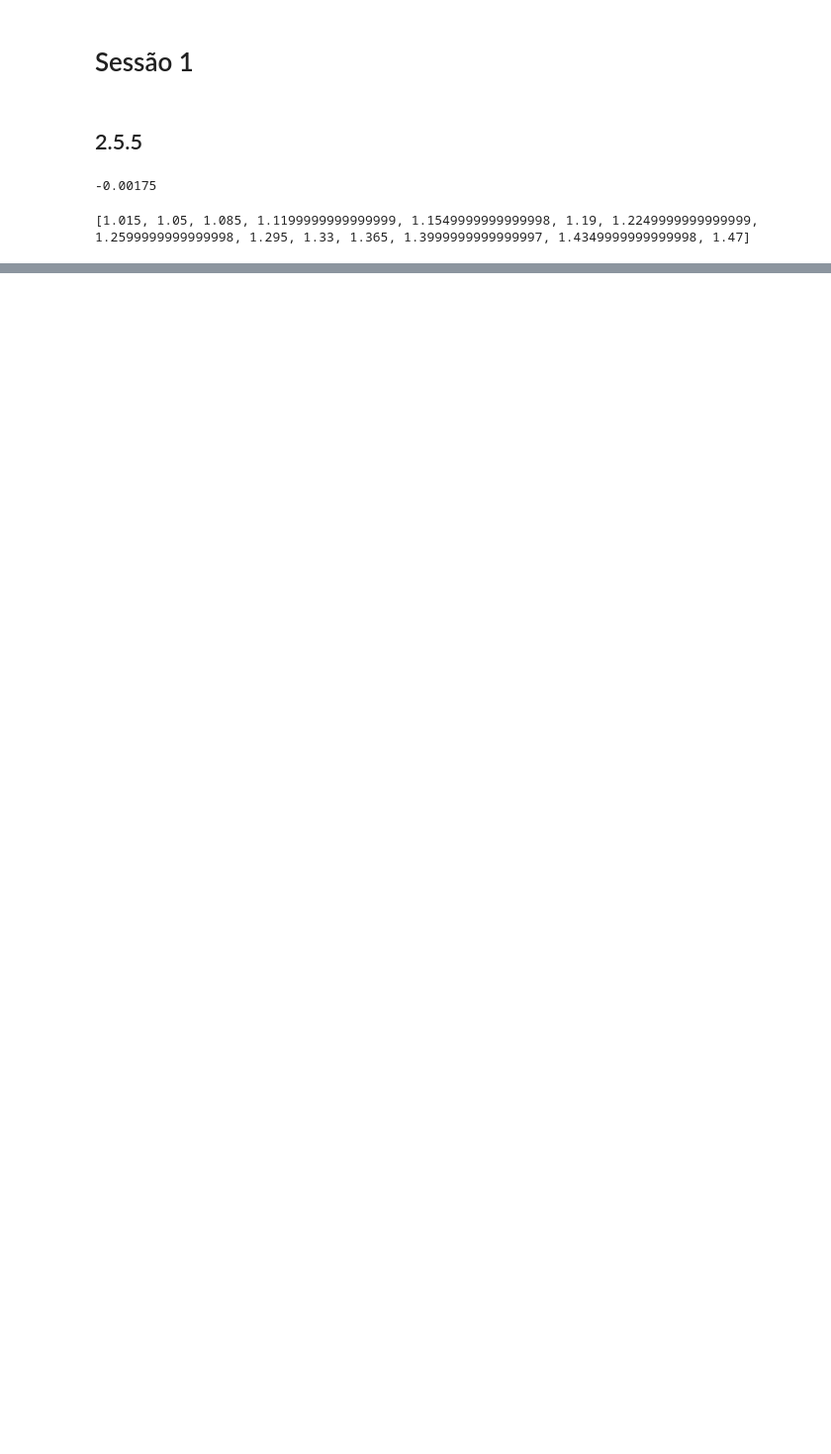
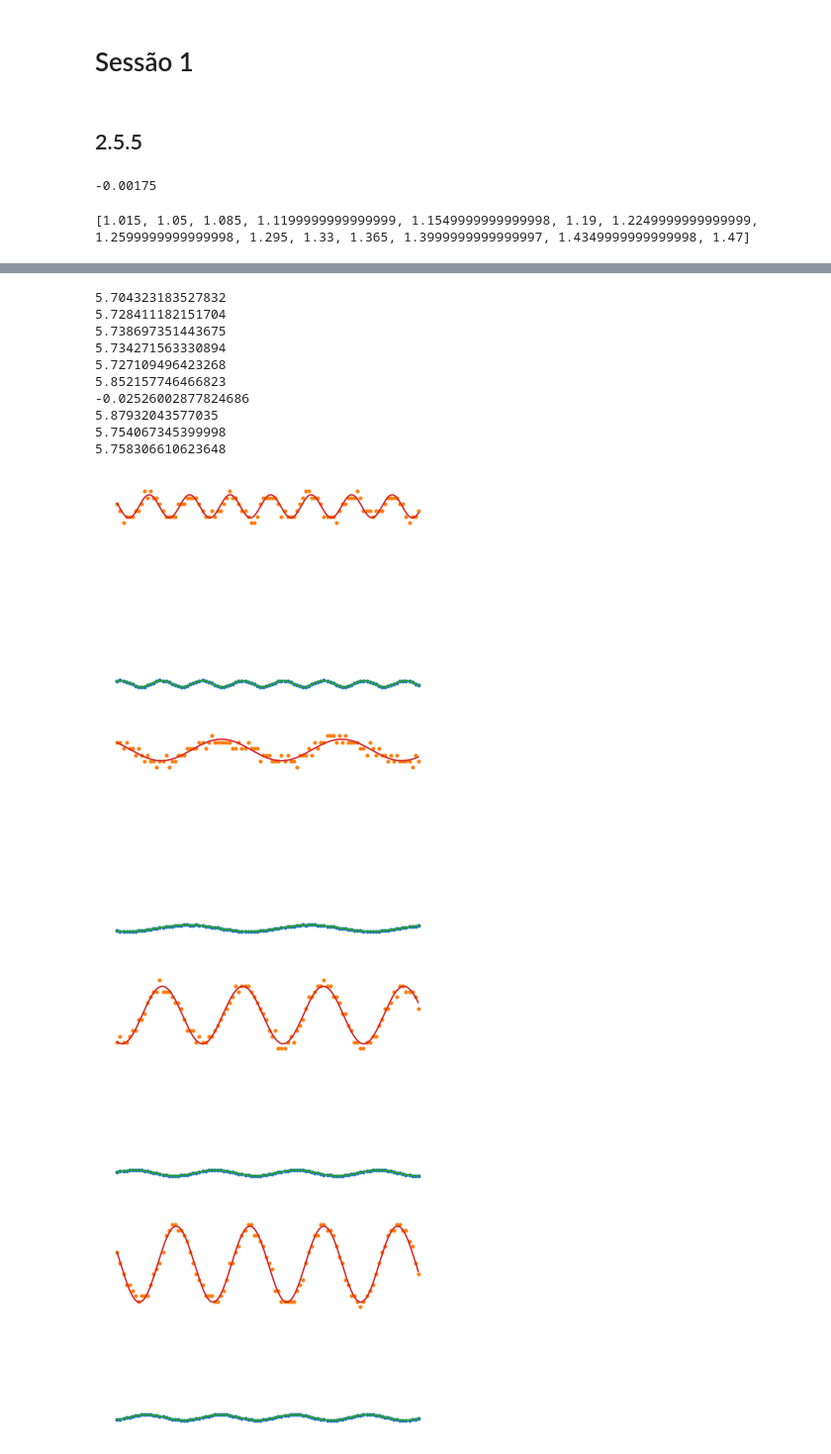
Before and after one commit to AthomsG/EGer, a Jupyter notebook: LAB1/LAB - 1 PARTE 2.ipynb, the cells around one changed output, grey strips where cells are left out. Shown: that part at 99% size. Drawn from its saved outputs; the diff is of its cells as text; code cells hidden in the pictures; blank space fills up the shorter version.

```diff
--- a/LAB1/LAB - 1 PARTE 2.ipynb
+++ b/LAB1/LAB - 1 PARTE 2.ipynb
@@ -116,0 +142,72 @@ $T_L$ experimental: 0.56
+# %%
+db     = pd.ExcelFile(path)
+sheets = dict() #DICIONÁRIO COM AS FOLHAS
+
+for freq in db.sheet_names:
+    data = db.parse(freq)[['Time (Secs)', 'CHAN1', 'CHAN2']]
+    sheets[freq] = data
+
+sheet_names = [freq[:-2] for freq in db.sheet_names]
+
+freqs = list() #LISTA COM OS VALORES DE FREQUÊNCIA
+for freq in sheet_names:
+    if freq[-1] == 'K':
+        freqs.append(float(freq[:-1])*1e3)
+    else:
+        freqs.append(float(freq))
+# %%
+ch_in  = 'CHAN1'
+ch_out = 'CHAN2'
+
+AMPS   = list()
+PHSS   = list()
+Vi     = list()
+Vo     = list()
+
+i=0
+for freq in db.sheet_names:
+    fig = plt.figure()
+    plt.axis(False)
+
+    data = sheets[freq]
+
+
+    param_bounds=([-np.inf,-np.inf, 0, -np.inf],[np.inf, np.inf, 2*np.pi, np.inf])
+    param_bounds=([-np.inf,-np.inf, -np.inf, -np.inf],[np.inf, np.inf, np.inf, np.inf])
+
+    popti, pcov = curve_fit(fit_func, data['Time (Secs)'], data[ch_in] , p0=[0.5, 6*freqs[i], 0.2, 0], bounds=param_bounds)
+    popto, pcov = curve_fit(fit_func, data['Time (Secs)'], data[ch_out], p0=[0.5, 6*freqs[i], 0.2, 0], bounds=param_bounds)
+
+    plt.plot(data['Time (Secs)'], data[ch_in] , '.', label=ch_in )
+    plt.plot(data['Time (Secs)'], data[ch_out], '.', label=ch_out)
+
+    db_time = list(data['Time (Secs)'])
+    time = np.linspace(db_time[0], db_time[-1], 1000)
+
+    plt.plot(time, fit_func(time, popti[0], popti[1], popti[2], popti[3]))
+    plt.plot(time, fit_func(time, popto[0], popto[1], popto[2], popto[3]))
+
+    print(popto[-1])
+
+    AMPS.append(abs(popti[0])/abs(popto[0]))
+    PHSS.append(popto[2] - popti[2])
+    Vi.append(popti[0])
+    Vo.append(popto[0])
+    #PHSS.append([popti[1], popto[1]])
+
+    i += 1
+# %% [output]
+5.704323183527832
+5.728411182151704
+5.738697351443675
+5.734271563330894
+5.727109496423268
+5.852157746466823
+-0.02526002877824686
+5.87932043577035
+5.754067345399998
+5.758306610623648
+[figure, added]
+[figure, added]
+[figure, added]
+[figure, added]
```
Also changed, not shown: parts of 29 cells of this notebook, 1 other file.
